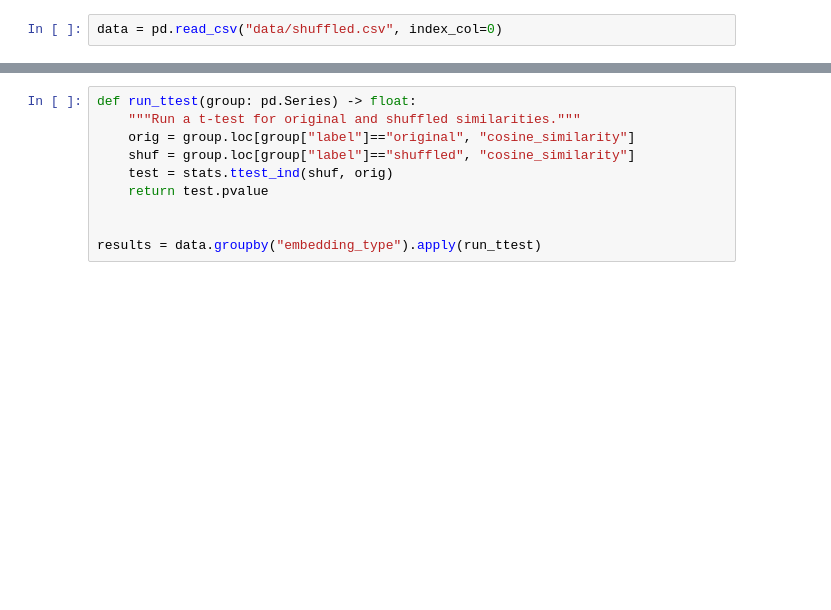
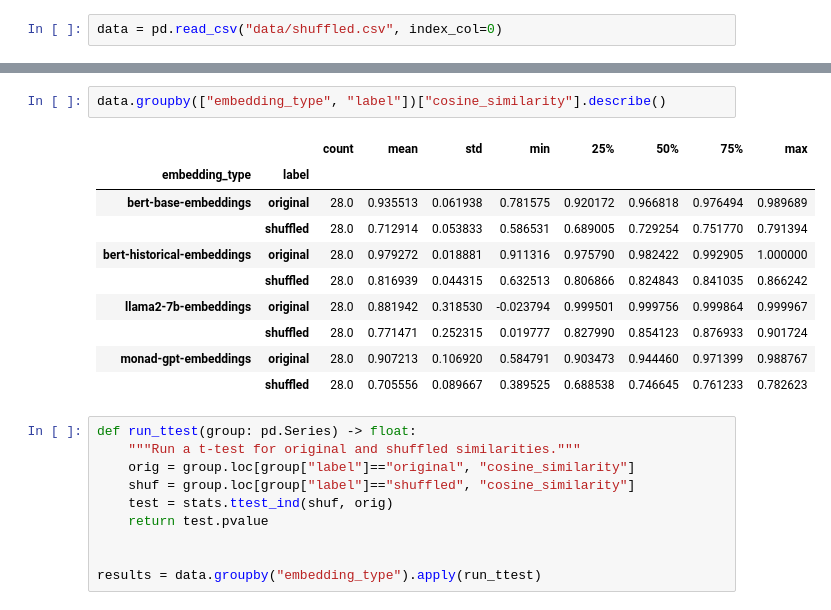
Before and after one commit to t-shoemaker/bad_ocr_embedding_test, a Jupyter notebook: analysis_aggregate.ipynb, the cells around one changed output, grey strips where cells are left out. Drawn from its saved outputs; the diff is of its cells as text; blank space fills up the shorter version.

Commit message:
adding monad gpt comparison

```diff
--- a/analysis_aggregate.ipynb
+++ b/analysis_aggregate.ipynb
@@ -23,3 +25,16 @@ plt.show()
+# %%
+data.groupby(["embedding_type", "label"])["cosine_similarity"].describe()
+# %% [output]
+|  |  | count | mean | std | min | 25% | 50% | 75% | max |
+| embedding_type | label |  |  |  |  |  |  |  |  |
+| bert-base-embeddings | original | 28.0 | 0.935513 | 0.061938 | 0.781575 | 0.920172 | 0.966818 | 0.976494 | 0.989689 |
+|  | shuffled | 28.0 | 0.712914 | 0.053833 | 0.586531 | 0.689005 | 0.729254 | 0.751770 | 0.791394 |
+| bert-historical-embeddings | original | 28.0 | 0.979272 | 0.018881 | 0.911316 | 0.975790 | 0.982422 | 0.992905 | 1.000000 |
+|  | shuffled | 28.0 | 0.816939 | 0.044315 | 0.632513 | 0.806866 | 0.824843 | 0.841035 | 0.866242 |
+| llama2-7b-embeddings | original | 28.0 | 0.881942 | 0.318530 | -0.023794 | 0.999501 | 0.999756 | 0.999864 | 0.999967 |
+|  | shuffled | 28.0 | 0.771471 | 0.252315 | 0.019777 | 0.827990 | 0.854123 | 0.876933 | 0.901724 |
+| monad-gpt-embeddings | original | 28.0 | 0.907213 | 0.106920 | 0.584791 | 0.903473 | 0.944460 | 0.971399 | 0.988767 |
+|  | shuffled | 28.0 | 0.705556 | 0.089667 | 0.389525 | 0.688538 | 0.746645 | 0.761233 | 0.782623 |
 # %%
 def run_ttest(group: pd.Series) -> float:
     """Run a t-test for original and shuffled similarities."""
```
Also changed, not shown: parts of 2 cells of this notebook, 2 other files.
